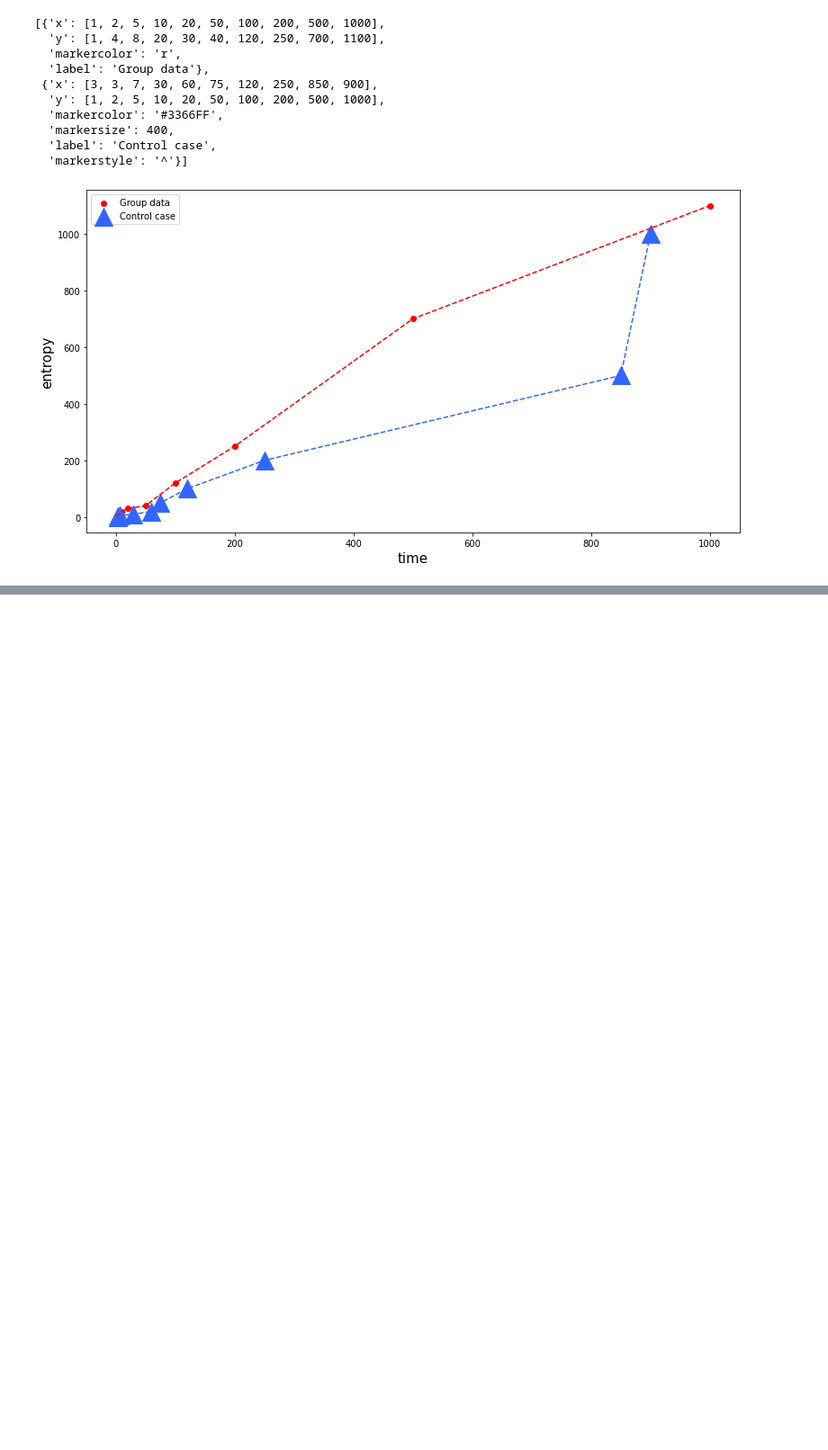
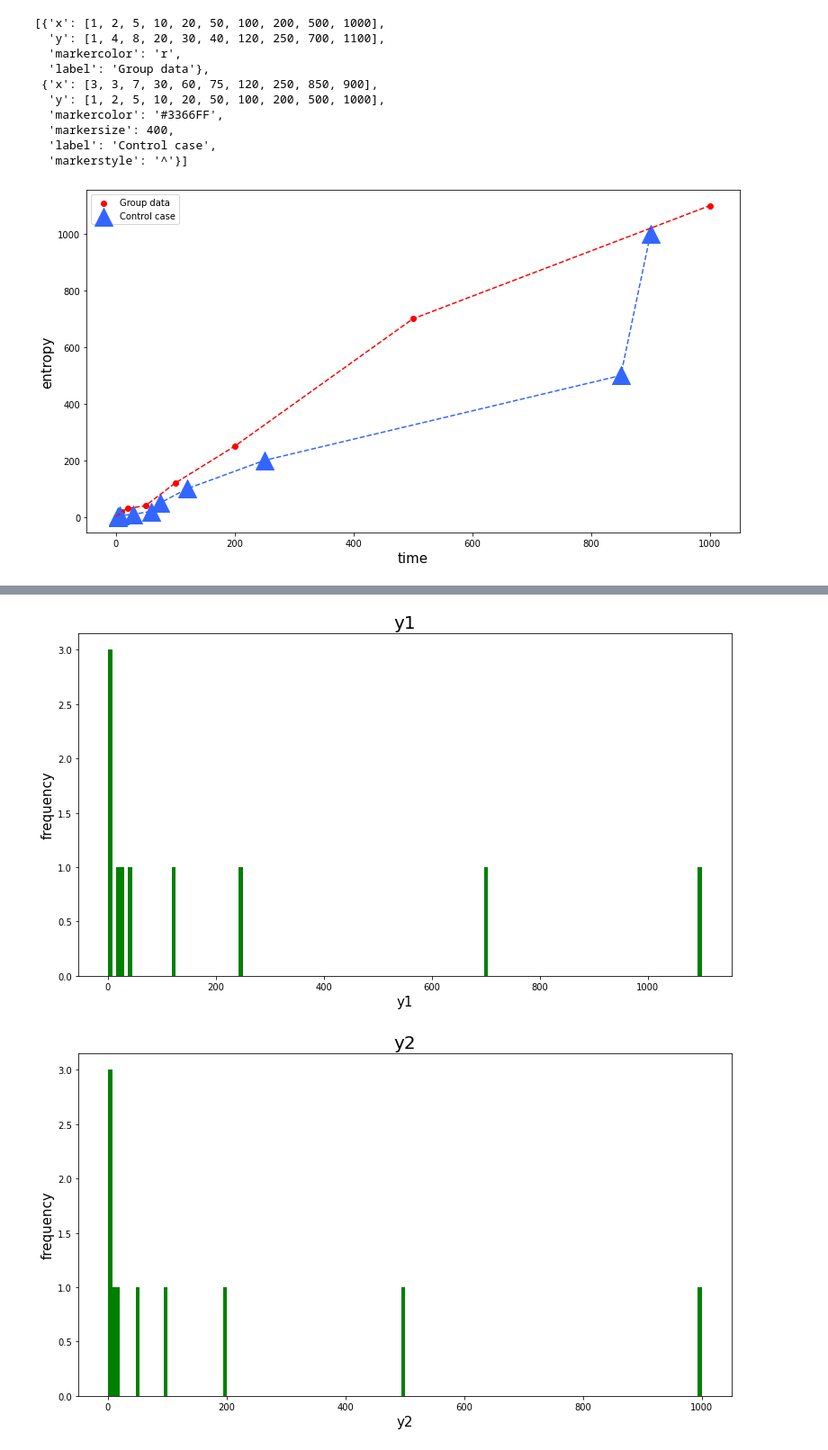
Before and after one commit to Mitchellpkt/python-isthmuslib, a Jupyter notebook: light-demo.ipynb, the cells around one changed output, grey strips where cells are left out. Shown at 90% size. Drawn from its saved outputs; the diff is of its cells as text; code cells hidden in the pictures; blank space fills up the shorter version.

Commit message:
adds shotgun plots and bumps to 0.9

```diff
--- a/light-demo.ipynb
+++ b/light-demo.ipynb
@@ -56,0 +59,7 @@ isli.scatterDictionary(dataDict, xlabel='time', ylabel='entropy', legend=True, l
+# %%
+import pandas as pd
+df = pd.DataFrame()
+df['x'] = dataDict[0]['x']
+df['y1'] = dataDict[0]['y']
+df['y2'] = dataDict[1]['y']
+df.head()
@@ -56,0 +73,5 @@ isli.scatterDictionary(dataDict, xlabel='time', ylabel='entropy', legend=True, l
+# %%
+isli.shotgunPlots1d(df, useFields=['y1','y2'])
+# %% [output]
+[figure, added]
+[figure, added]
```
Also changed, not shown: parts of 4 cells of this notebook, 6 other files.
